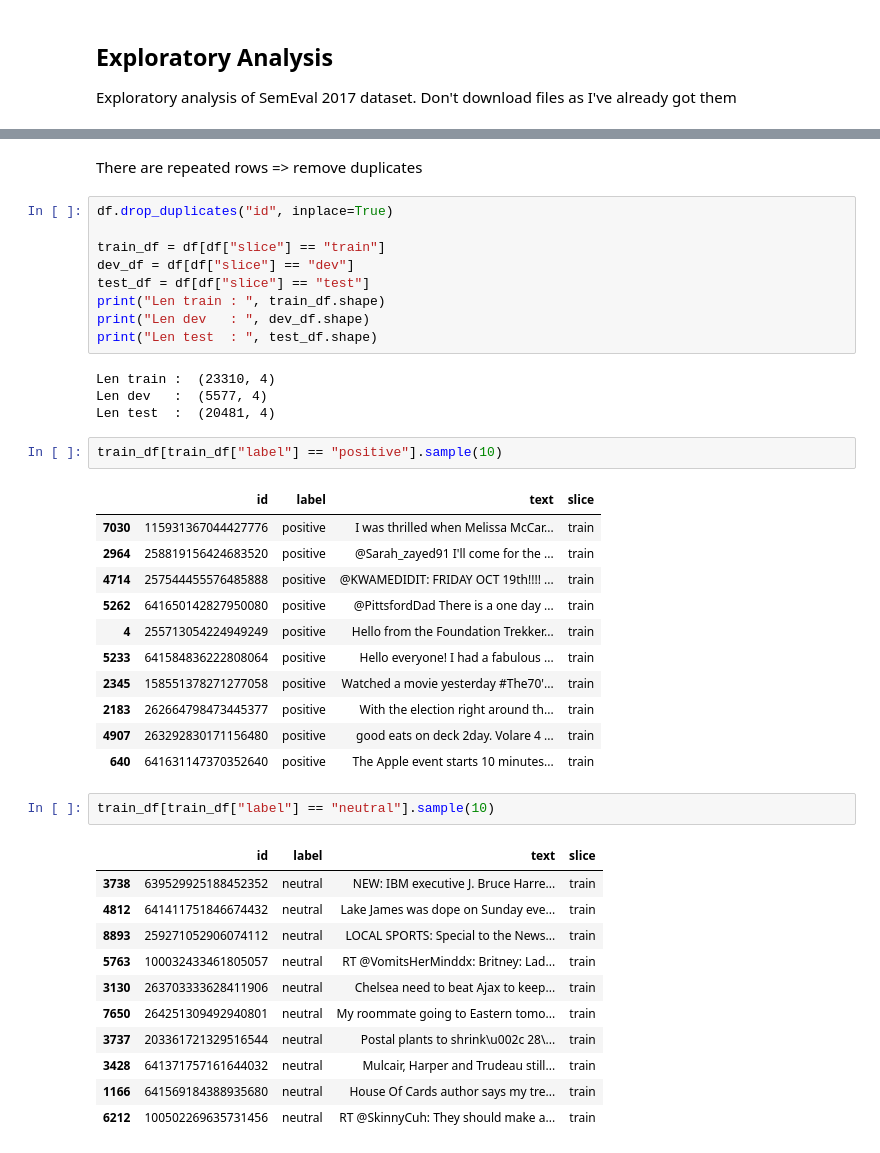
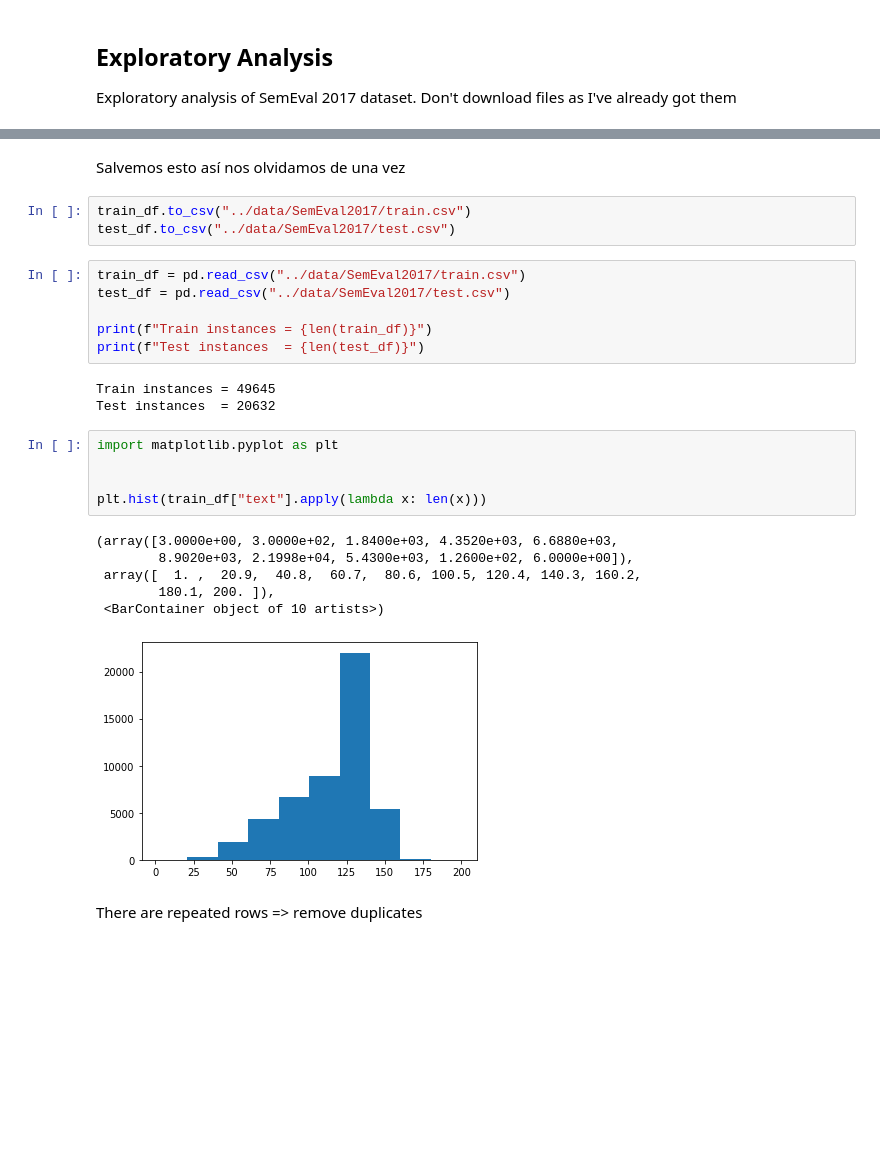
Before and after one commit to pysentimiento/pysentimiento, a Jupyter notebook: notebooks/Exploratory Analysis en 2017.ipynb, the cells around one changed output, grey strips where cells are left out. Saved outputs shown, nothing was run; the diff lists cells and outputs as text; blank space fills up the shorter version.

```diff
--- a/notebooks/Exploratory Analysis en 2017.ipynb
+++ b/notebooks/Exploratory Analysis en 2017.ipynb
@@ -92,43 +80,28 @@ Len test  :  (20632, 4)
+# %% [markdown]
+Salvemos esto así nos olvidamos de una vez
+# %%
+train_df.to_csv("../data/SemEval2017/train.csv")
+test_df.to_csv("../data/SemEval2017/test.csv")
+# %%
+train_df = pd.read_csv("../data/SemEval2017/train.csv")
+test_df = pd.read_csv("../data/SemEval2017/test.csv")
+
+print(f"Train instances = {len(train_df)}")
+print(f"Test instances  = {len(test_df)}")
+# %% [output]
+Train instances = 49645
+Test instances  = 20632
+# %%
+import matplotlib.pyplot as plt
+
+
+plt.hist(train_df["text"].apply(lambda x: len(x)))
+# %% [output]
+(array([3.0000e+00, 3.0000e+02, 1.8400e+03, 4.3520e+03, 6.6880e+03,
+        8.9020e+03, 2.1998e+04, 5.4300e+03, 1.2600e+02, 6.0000e+00]),
+ array([  1. ,  20.9,  40.8,  60.7,  80.6, 100.5, 120.4, 140.3, 160.2,
+        180.1, 200. ]),
+ <BarContainer object of 10 artists>)
+[figure, added]
 # %% [markdown]
 There are repeated rows => remove duplicates
-# %%
-df.drop_duplicates("id", inplace=True)
-
-train_df = df[df["slice"] == "train"]
-dev_df = df[df["slice"] == "dev"]
-test_df = df[df["slice"] == "test"]
-print("Len train : ", train_df.shape)
-print("Len dev   : ", dev_df.shape)
-print("Len test  : ", test_df.shape)
-# %% [output]
-Len train :  (23310, 4)
-Len dev   :  (5577, 4)
-Len test  :  (20481, 4)
-# %%
-train_df[train_df["label"] == "positive"].sample(10)
-# %% [output]
-|  | id | label | text | slice |
-| 7030 | 115931367044427776 | positive | I was thrilled when Melissa McCar... | train |
-| 2964 | 258819156424683520 | positive | @Sarah_zayed91 I'll come for the ... | train |
-| 4714 | 257544455576485888 | positive | @KWAMEDIDIT: FRIDAY OCT 19th!!!! ... | train |
-| 5262 | 641650142827950080 | positive | @PittsfordDad There is a one day ... | train |
-| 4 | 255713054224949249 | positive | Hello from the Foundation Trekker... | train |
-| 5233 | 641584836222808064 | positive | Hello everyone! I had a fabulous ... | train |
-| 2345 | 158551378271277058 | positive | Watched a movie yesterday #The70'... | train |
-| 2183 | 262664798473445377 | positive | With the election right around th... | train |
-| 4907 | 263292830171156480 | positive | good eats on deck 2day. Volare 4 ... | train |
-| 640 | 641631147370352640 | positive | The Apple event starts 10 minutes... | train |
-# %%
-train_df[train_df["label"] == "neutral"].sample(10)
-# %% [output]
-|  | id | label | text | slice |
-| 3738 | 639529925188452352 | neutral | NEW: IBM executive J. Bruce Harre... | train |
-| 4812 | 641411751846674432 | neutral | Lake James was dope on Sunday eve... | train |
-| 8893 | 259271052906074112 | neutral | LOCAL SPORTS: Special to the News... | train |
-| 5763 | 100032433461805057 | neutral | RT @VomitsHerMinddx: Britney: Lad... | train |
-| 3130 | 263703333628411906 | neutral | Chelsea need to beat Ajax to keep... | train |
-| 7650 | 264251309492940801 | neutral | My roommate going to Eastern tomo... | train |
-| 3737 | 203361721329516544 | neutral | Postal plants to shrink\u002c 28\... | train |
-| 3428 | 641371757161644032 | neutral | Mulcair, Harper and Trudeau still... | train |
-| 1166 | 641569184388935680 | neutral | House Of Cards author says my tre... | train |
-| 6212 | 100502269635731456 | neutral | RT @SkinnyCuh: They should make a... | train |
```
Also changed, not shown: parts of 8 cells of this notebook, 1 other file.
